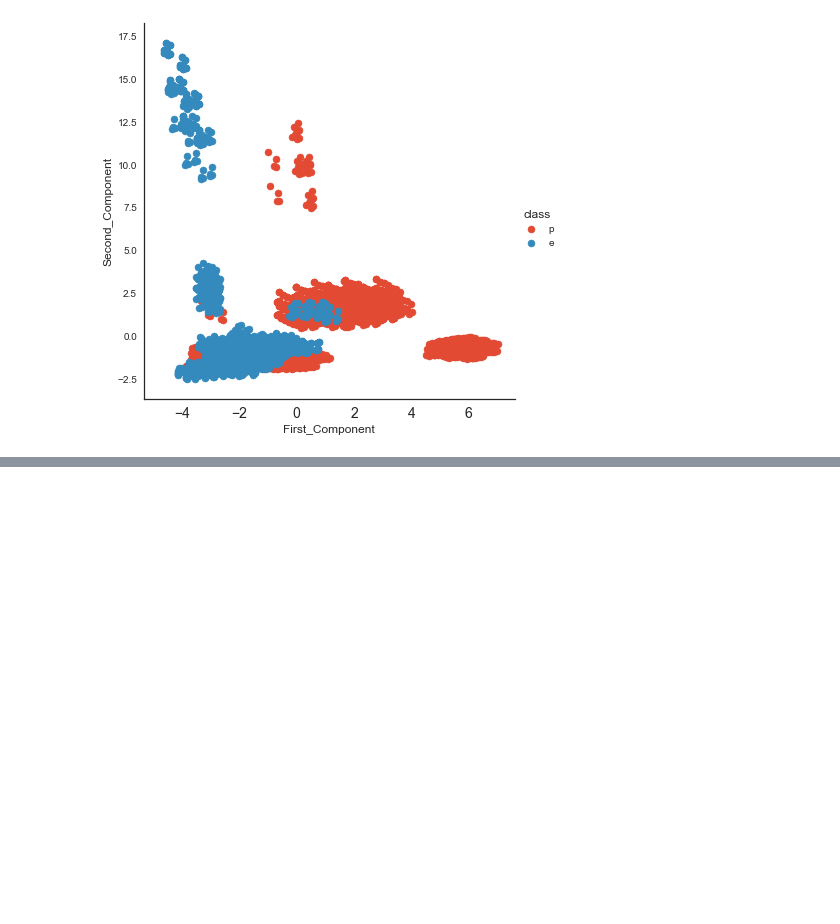
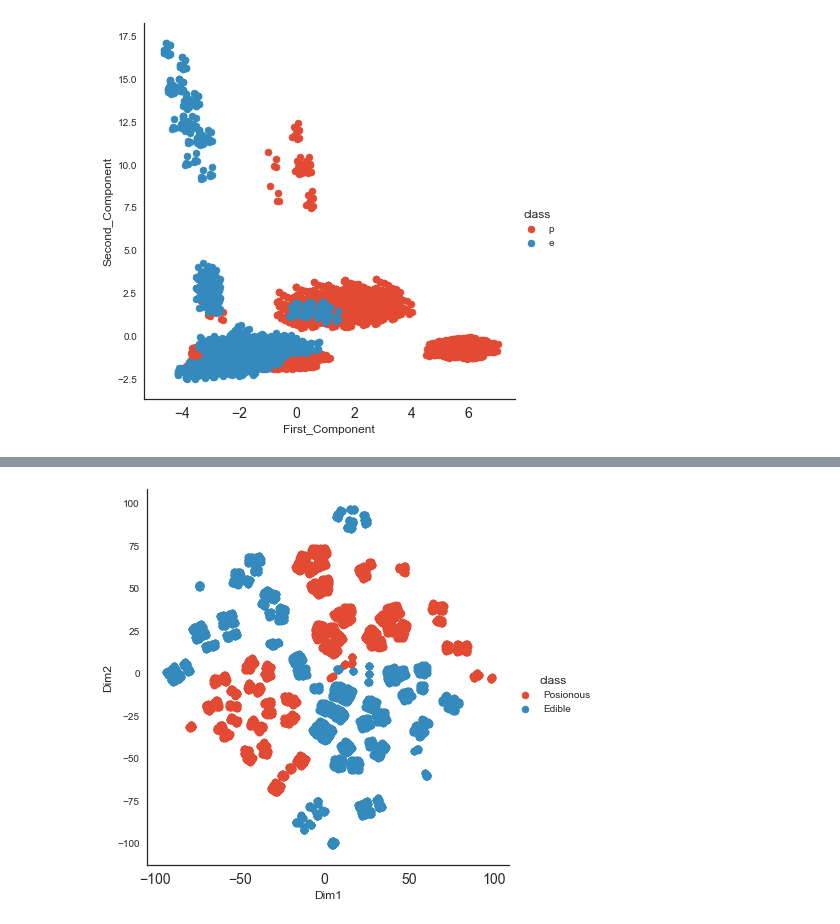
Before and after one commit to MosaabMuhammed/Mushroom-Classification, a Jupyter notebook: Mushroom Classification.ipynb, the cells around one changed output, grey strips where cells are left out. Cells and saved outputs as stored; diff of their text form; code cells hidden in the pictures; blank space fills up the shorter version.

```diff
--- a/Mushroom Classification.ipynb
+++ b/Mushroom Classification.ipynb
@@ -503,6 +503,9 @@ After reducing some dimensionalities, I'm going to fit those new features to the
 X = df.drop('class', axis=1)
 y = df['class']
 
+# For the sake of visualization, then I'll return it by hot-encoding.
+y = y.map({'p': 'Posionous', 'e': 'Edible'})
+
 print('Shape of X =', X.shape)
 print('Shape of y =', y.shape)
 # %% [output]
@@ -576,0 +628,21 @@ When we increase the number of principle component, PCA will do a better job dis
+# %%
+# I'm staying with default parameter for the initial trial.
+# Number of components = 2
+# default perplexity = 30 (Minmum number of points for one neighbor)
+# deafult epsilon = 200 (The learning rate)
+# default Maximum number of iterations for optimization = 1000
+# NOTE: the code here will take a while to run, take a walk till it finishs
+tsne = TSNE(n_components=2, random_state=0)
+
+X_tsne = tsne.fit_transform(X_std)
+# %%
+# Create the dataframe to plot
+X_tsne_data = np.vstack((X_tsne.T, y)).T
+df_tsne = pd.DataFrame(X_tsne_data, columns=['Dim1', 'Dim2', 'class'])
+
+# Plot the 2 components from t-SNE
+sns.FacetGrid(df_tsne, hue='class', size=6)\
+   .map(plt.scatter, 'Dim1', 'Dim2')\
+   .add_legend();
+# %% [output]
+[figure, added]
```
Also changed, not shown: parts of 18 cells of this notebook.
